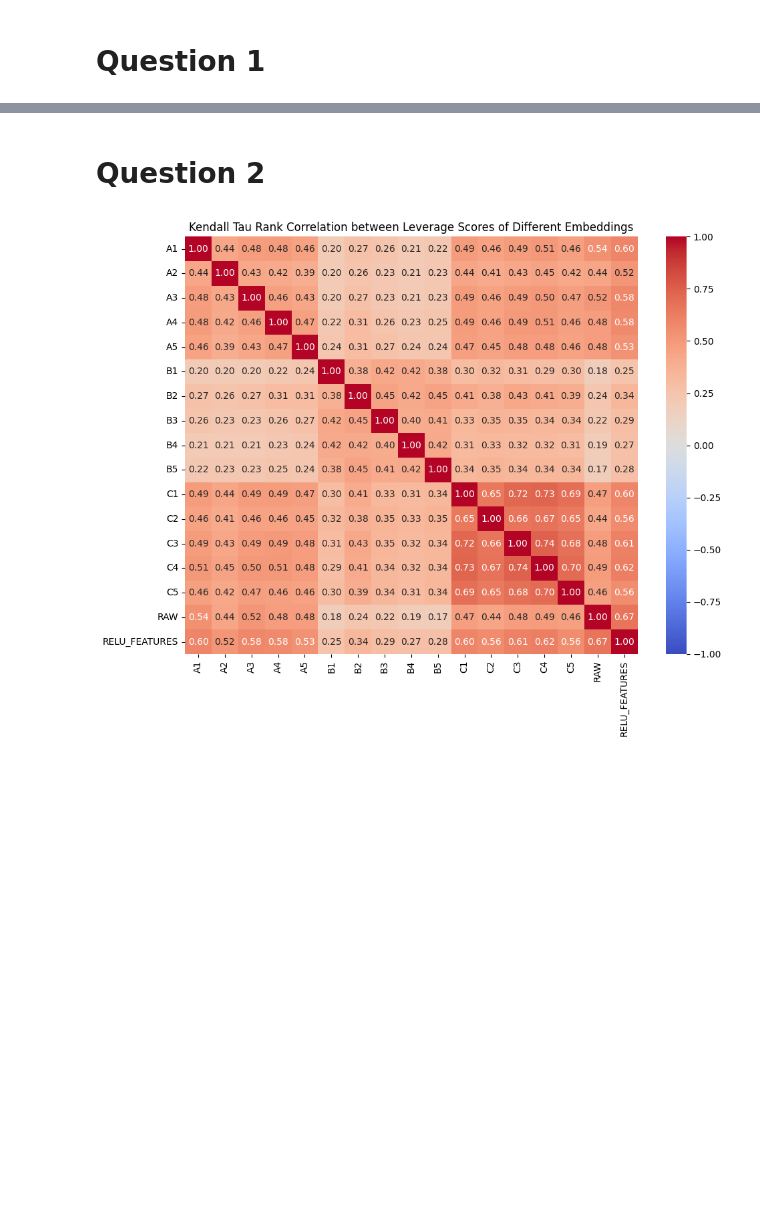
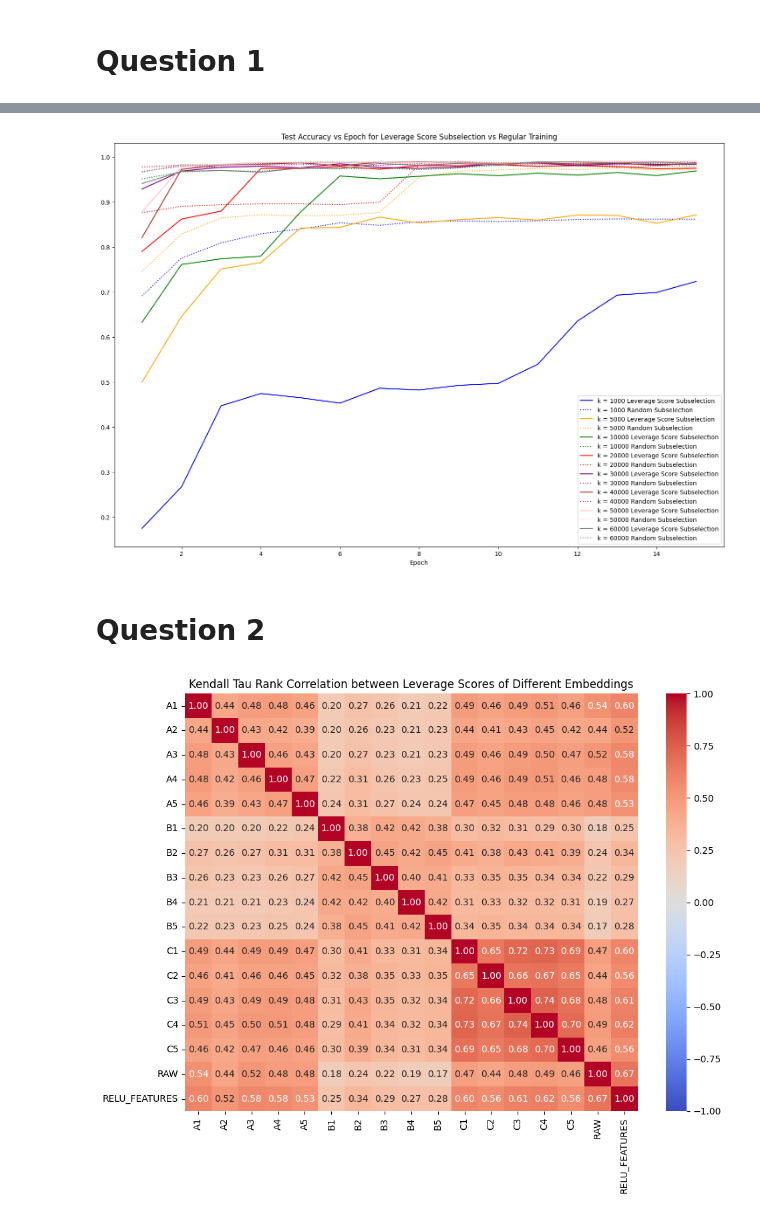
Before and after one commit to GrandMoff100/LeverageScoreExperiments, a Jupyter notebook: leverage-score-utility.ipynb, the cells around one changed output, grey strips where cells are left out. Saved outputs shown, nothing was run; the diff lists cells and outputs as text; code cells hidden in the pictures; blank space fills up the shorter version.

Commit message:
Simulate leverage score usefulness in training neural nets

```diff
--- a/leverage-score-utility.ipynb
+++ b/leverage-score-utility.ipynb
@@ -156,3 +271,26 @@ def calculate_leverage_scores(X: torch.Tensor) -> torch.Tensor:
+# %%
+from matplotlib import pyplot as plt
+import json
+
+with open("figures/neural_networks_with_leverage_scores.json", "w") as f:
+    json.dump(
+        {
+            "leverage_accs": leverage_accs,
+            "regular_accs": regular_accs,
+        },
+        f,
+    )
+colors = ["blue", "orange", "green", "red", "purple", "brown", "pink", "gray"]
+plt.figure(figsize=(18, 12))
+for i, k in enumerate(leverage_accs.keys()):
+    plt.plot(range(1, epochs + 1), leverage_accs[k], label=f"k = {k} Leverage Score Subselection", color=colors[i % len(colors)])
+    plt.plot(range(1, epochs + 1), regular_accs[k], label=f"k = {k} Random Subselection", linestyle="dotted", color=colors[i % len(colors)])
+plt.xlabel("Epoch")
+plt.legend()
+plt.title("Test Accuracy vs Epoch for Leverage Score Subselection vs Regular Training")
+plt.show()
+# %% [output]
+[figure, added]
 # %% [markdown]
 # Question 2
 # %%
```
Also changed, not shown: parts of 1 cell of this notebook.
